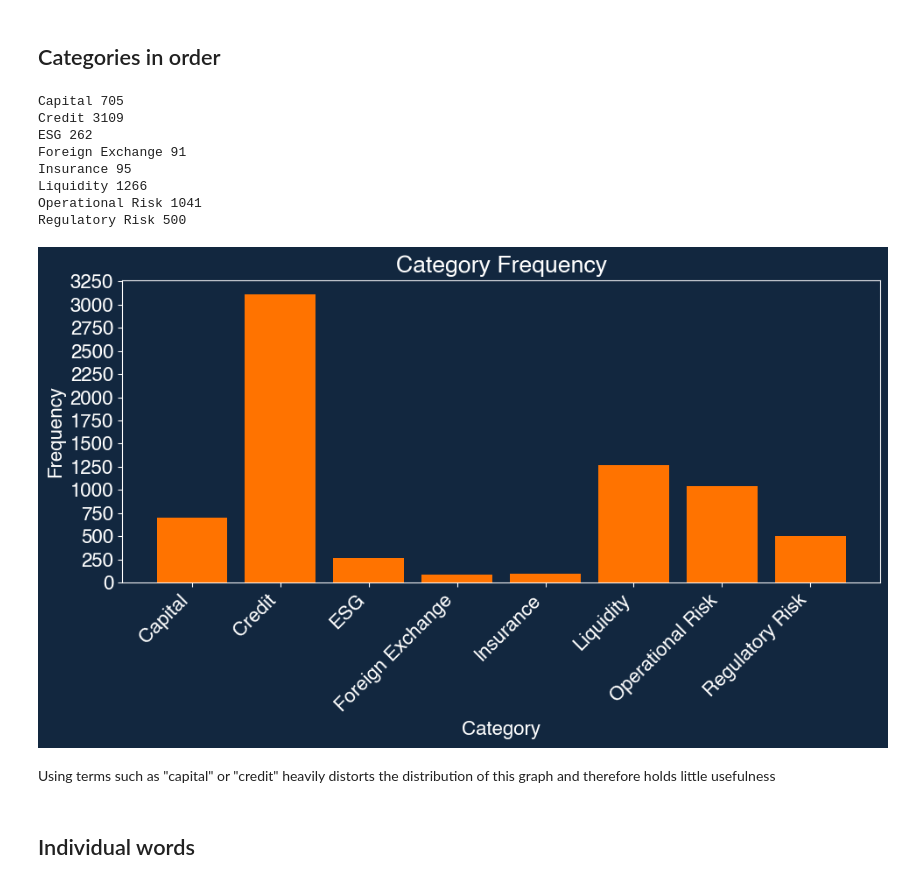
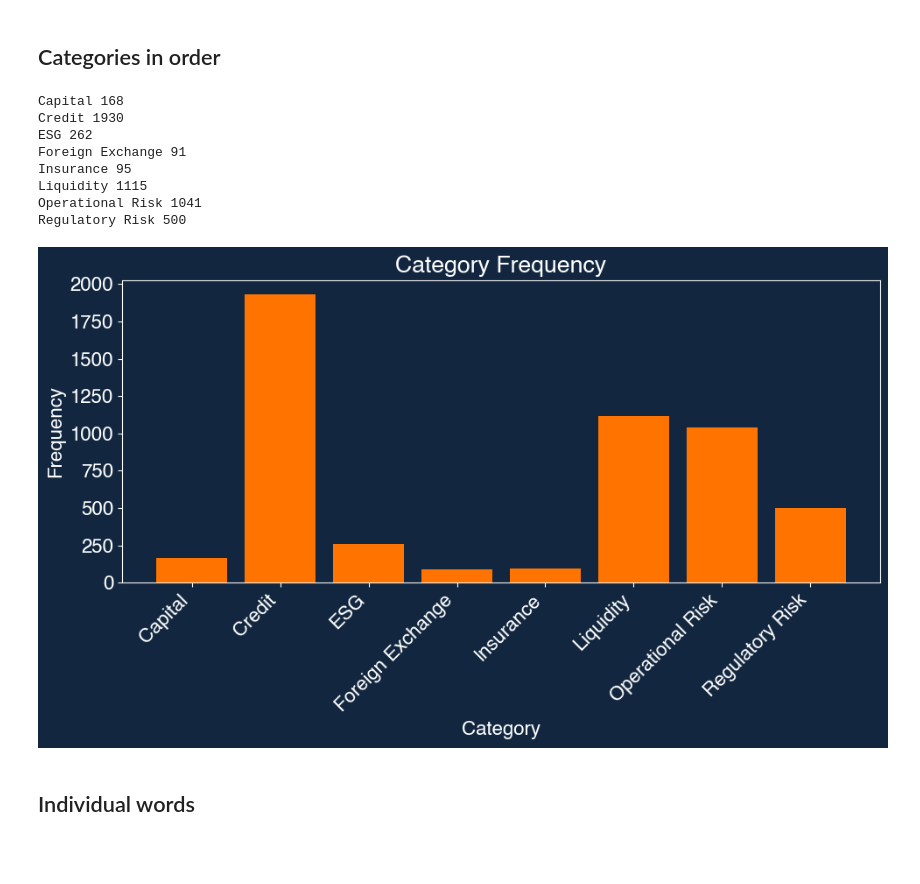
Before and after one commit to george-m2/financial-reports-data-mining, a Jupyter notebook: textExtractionDemo.ipynb, the cells around one changed output. Cells and saved outputs as stored; diff of their text form; code cells hidden in the pictures; blank space fills up the shorter version.

```diff
--- a/textExtractionDemo.ipynb
+++ b/textExtractionDemo.ipynb
@@ -32,9 +34,3 @@ search_terms = {
 }
 # %% [markdown]
 # Text extraction
-# %%
-doc = fitz.open('src/jpm/NYSE_JPM_2022.pdf') #change for document
-text = ""
-doc = fitz.open(doc)
-for page in doc:
-    text = text + page.get_text()
@@ -100,34 +112,40 @@ plt.rcParams['ytick.color']='#FFFFFF'
 # %% [markdown]
 ## Categories in order
 # %%
-category_count = df.groupby(['Category'])['Frequency'].sum().to_dict()
+category_count = jpm_df.groupby(['Category'])['Frequency'].sum().to_dict()
 for category, frequency in category_count.items():
     print(category, frequency)
 # %% [output]
-Capital 705
-Credit 3109
+Capital 168
+Credit 1930
 ESG 262
 Foreign Exchange 91
 Insurance 95
-Liquidity 1266
+Liquidity 1115
 Operational Risk 1041
 Regulatory Risk 500
 # %%
-from matplotlib.ticker import MultipleLocator
+def plot_category_frequency(df):
+    """
+    Plots the frequency of each category.
+    """
+    category_count = df.groupby(['Category'])['Frequency'].sum().to_dict()
+    #for category, frequency in category_count.items():
+        #print(category, frequency)
 
-fig, ax = plt.subplots(figsize=(10, 6))
-plt.bar(x=list(category_count.keys()), height=list(category_count.values()), color='#FF7300')
-plt.title('Category Frequency')
-plt.xlabel('Category')
-plt.ylabel('Frequency')
-plt.xticks(rotation=45, ha='right')
-plt.gca().yaxis.set_major_locator(MultipleLocator(250))
-plt.tight_layout()
-plt.show()
+    fig, ax = plt.subplots(figsize=(10, 6))
+    plt.bar(x=list(category_count.keys()), height=list(category_count.values()), color='#FF7300')
+    plt.title('Category Frequency')
+    plt.xlabel('Category')
+    plt.ylabel('Frequency')
+    plt.xticks(rotation=45, ha='right')
+    plt.gca().yaxis.set_major_locator(MultipleLocator(250))
+    plt.tight_layout()
+    plt.show()
+
+plot_category_frequency(jpm_df)
 # %% [output]
-[figure, old version]
+[figure, new version]
-# %% [markdown]
-Using terms such as "capital" or "credit" heavily distorts the distribution of this graph and therefore holds little usefulness
 # %% [markdown]
 ## Individual words
 # %%
```
Also changed, not shown: parts of 17 cells of this notebook, 1 other file.
